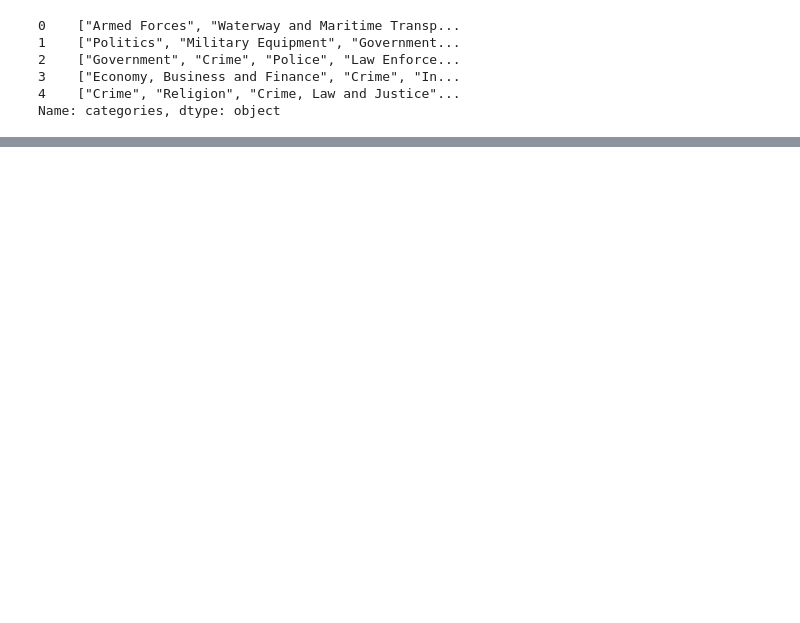
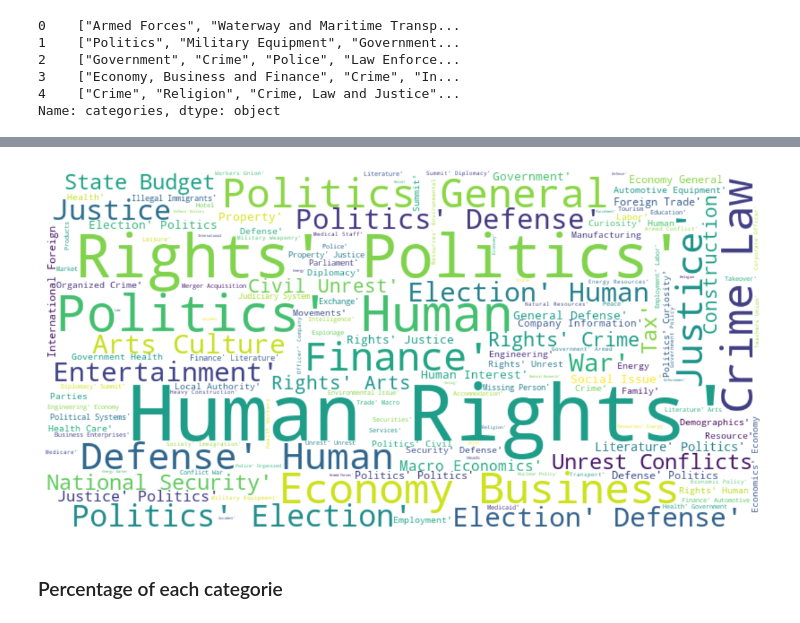
Before and after one commit to NgrimaldiN/Getting-in-Trump-s-Head, a Jupyter notebook: notebooks/test_db.ipynb, the cells around one changed output, grey strips where cells are left out. Drawn from its saved outputs; the diff is of its cells as text; code cells hidden in the pictures; blank space fills up the shorter version.

```diff
--- a/notebooks/test_db.ipynb
+++ b/notebooks/test_db.ipynb
@@ -114,0 +95,8 @@ Name: count, Length: 459, dtype: int64
+# %%
+# Creating of new dataframe with each single categorie
+
+import ast
+df1['categories'] = df1['categories'].apply(ast.literal_eval)
+df_exploded = df1.explode('categories').reset_index(drop=True)     # Explode to have single categorie instead of list
+
+df_exploded["categories"]
@@ -114,0 +116,19 @@ Name: count, Length: 459, dtype: int64
+# %%
+from wordcloud import WordCloud
+import matplotlib.pyplot as plt
+
+text = " ".join(df1['categories'].dropna().astype(str))
+
+mwe_list = ["human rights", "foreign policy", "climate change"]
+for mwe in mwe_list:
+    text = text.replace(mwe, mwe.replace(" ", "_"))
+
+wordcloud = WordCloud(width=800, height=400, collocations=True, background_color="white").generate(text)
+plt.figure(figsize=(15,7))
+plt.imshow(wordcloud, interpolation='bilinear')
+plt.axis("off")
+plt.show()
+# %% [output]
+[figure, added]
+# %% [markdown]
+### Percentage of each categorie
```
Also changed, not shown: parts of 7 cells of this notebook, 2 other files.
